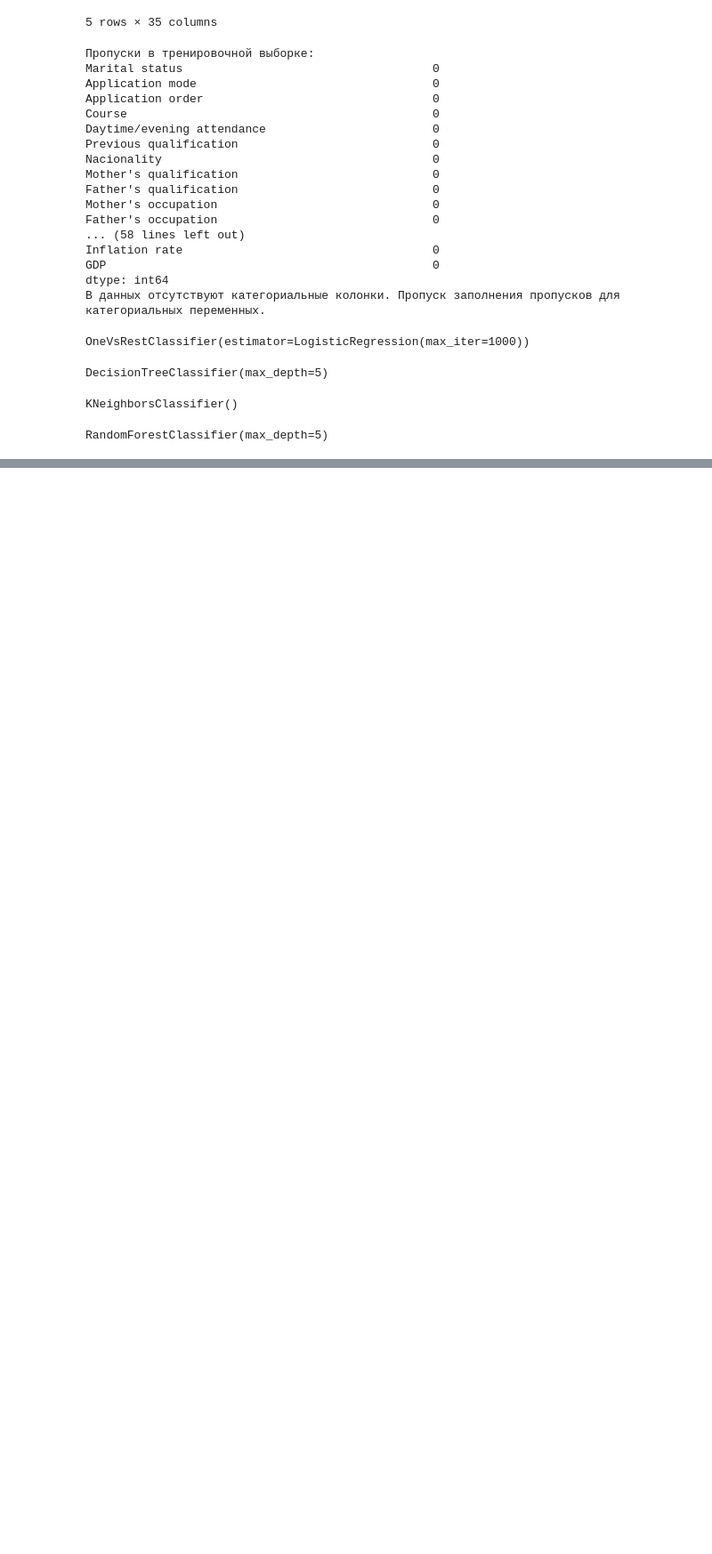
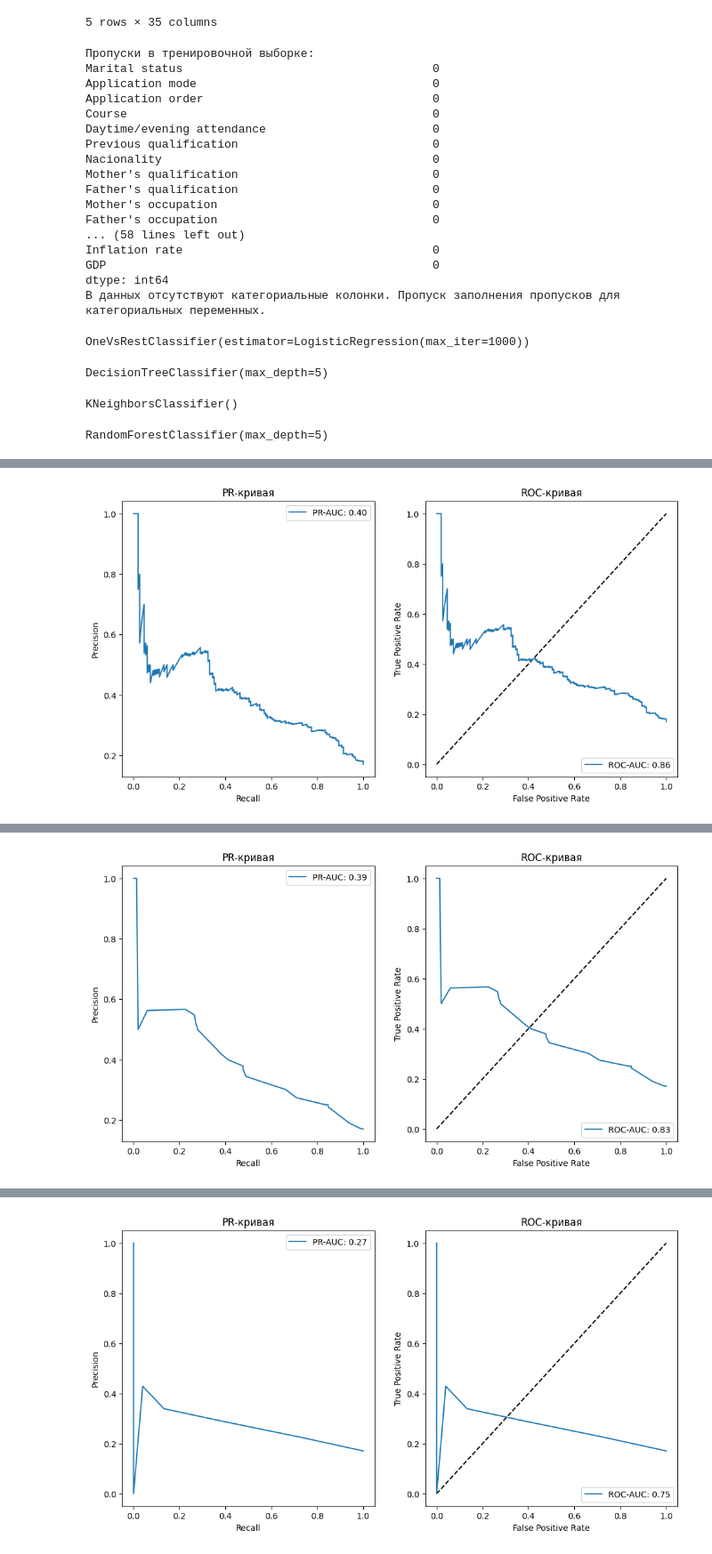
Before and after one commit to KirillShulepov/AIlabs, a Jupyter notebook: laba3.ipynb, the cells around one changed output, grey strips where cells are left out. Shown: that part at 89% size. Cells and saved outputs as stored; diff of their text form; code cells hidden in the pictures; blank space fills up the shorter version.

```diff
--- a/laba3.ipynb
+++ b/laba3.ipynb
@@ -227,0 +228,73 @@ Test PR-AUC: 0.44555589262770595
+# %%
+from sklearn.metrics import accuracy_score, roc_auc_score, f1_score, precision_recall_curve, auc
+import matplotlib.pyplot as plt
+
+# Функция для вычисления и вывода метрик
+def evaluate_model(model, X_train, X_test, y_train, y_test):
+    y_train_pred = model.predict(X_train)
+    y_test_pred = model.predict(X_test)
+
+    train_accuracy = accuracy_score(y_train, y_train_pred)
+    test_accuracy = accuracy_score(y_test, y_test_pred)
+
+    train_f1 = f1_score(y_train, y_train_pred, average='weighted')
+    test_f1 = f1_score(y_test, y_test_pred, average='weighted')
+
+    print(f"Train Accuracy: {train_accuracy:.4f}")
+    print(f"Test Accuracy: {test_accuracy:.4f}")
+    print(f"Train F1 Score: {train_f1:.4f}")
+    print(f"Test F1 Score: {test_f1:.4f}")
+
+    # ROC-AUC
+    y_train_prob = model.predict_proba(X_train)
+    y_test_prob = model.predict_proba(X_test)
+
+    train_roc_auc = roc_auc_score(y_train, y_train_prob, multi_class='ovr')
+    test_roc_auc = roc_auc_score(y_test, y_test_prob, multi_class='ovr')
+
+    print(f"Train ROC-AUC: {train_roc_auc:.4f}")
+    print(f"Test ROC-AUC: {test_roc_auc:.4f}")
+
+    # PR-кривая
+    precision, recall, _ = precision_recall_curve(y_train, y_train_prob[:, 1], pos_label=model.classes_[1])
+    train_pr_auc = auc(recall, precision)
+
+    precision, recall, _ = precision_recall_curve(y_test, y_test_prob[:, 1], pos_label=model.classes_[1])
+    test_pr_auc = auc(recall, precision)
+
+    print(f"Train PR-AUC: {train_pr_auc:.4f}")
+    print(f"Test PR-AUC: {test_pr_auc:.4f}")
+
+    # Графики ROC-AUC и PR-кривой
+    plt.figure(figsize=(12, 6))
+
+    plt.subplot(1, 2, 1)
+    plt.plot(recall, precision, label=f'PR-AUC: {test_pr_auc:.2f}')
+    plt.xlabel('Recall')
+    plt.ylabel('Precision')
+    plt.title('PR-кривая')
+    plt.legend()
+
+    plt.subplot(1, 2, 2)
+    plt.plot([0, 1], [0, 1], 'k--')
+    plt.plot(recall, precision, label=f'ROC-AUC: {test_roc_auc:.2f}')
+    plt.xlabel('False Positive Rate')
+    plt.ylabel('True Positive Rate')
+    plt.title('ROC-кривая')
+    plt.legend()
+
+    plt.show()
+
+# Оценка моделей
+print("Logistic Regression with OneVsRestClassifier:")
+evaluate_model(model_lr, X_train, X_test, y_train, y_test)
+
+print("\nDecision Tree:")
+evaluate_model(model_dt, X_train, X_test, y_train, y_test)
+
+print("\nK-Nearest Neighbors:")
+evaluate_model(model_knn, X_train, X_test, y_train, y_test)
+
+print("\nRandom Forest:")
+evaluate_model(model_rf, X_train, X_test, y_train, y_test)
+# %% [output]
@@ -227,0 +310 @@ Test PR-AUC: 0.44555589262770595
+[figure, added]
@@ -227,0 +320 @@ Test PR-AUC: 0.44555589262770595
+[figure, added]
@@ -227,0 +330 @@ Test PR-AUC: 0.44555589262770595
+[figure, added]
```
Also changed, not shown: parts of 2 cells of this notebook.
